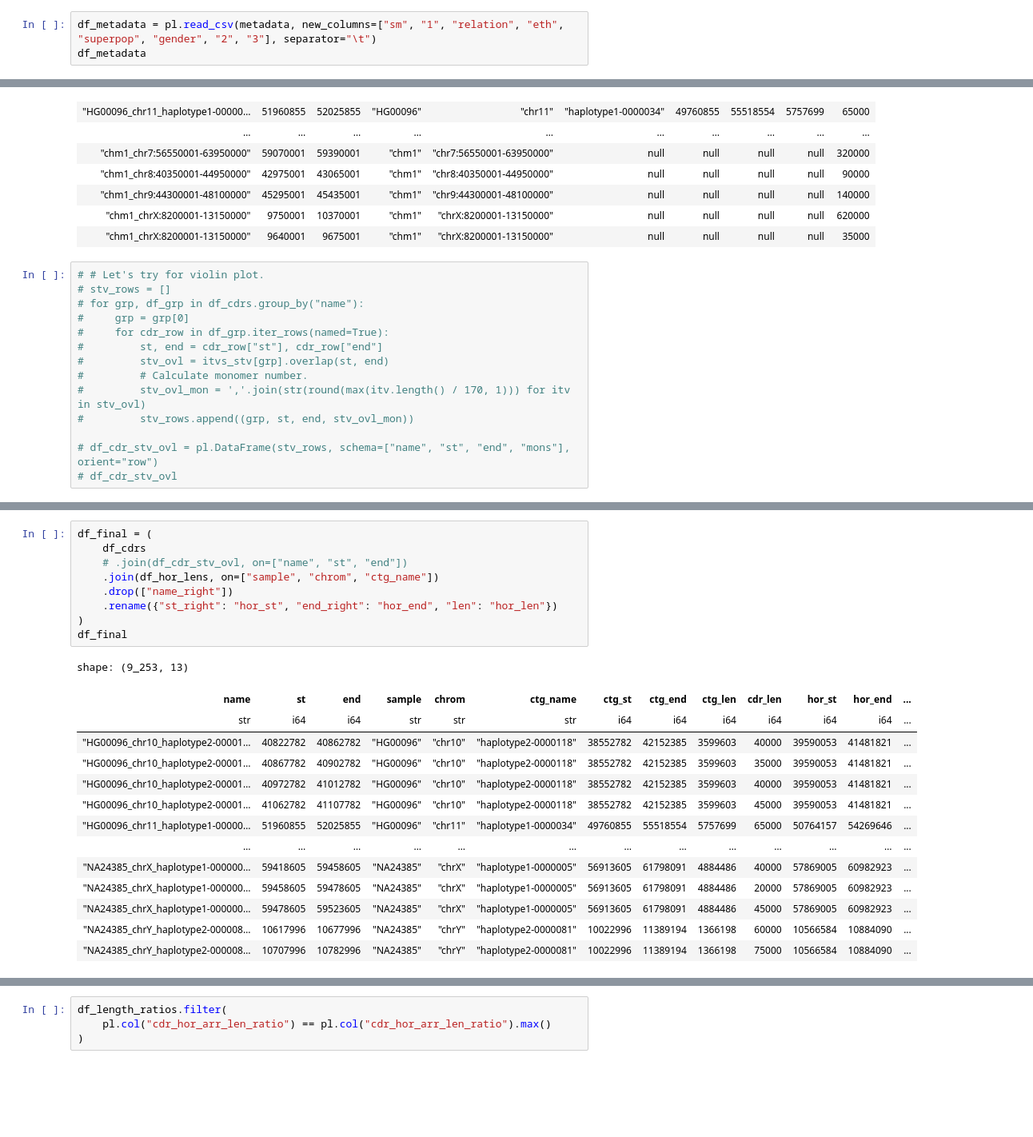
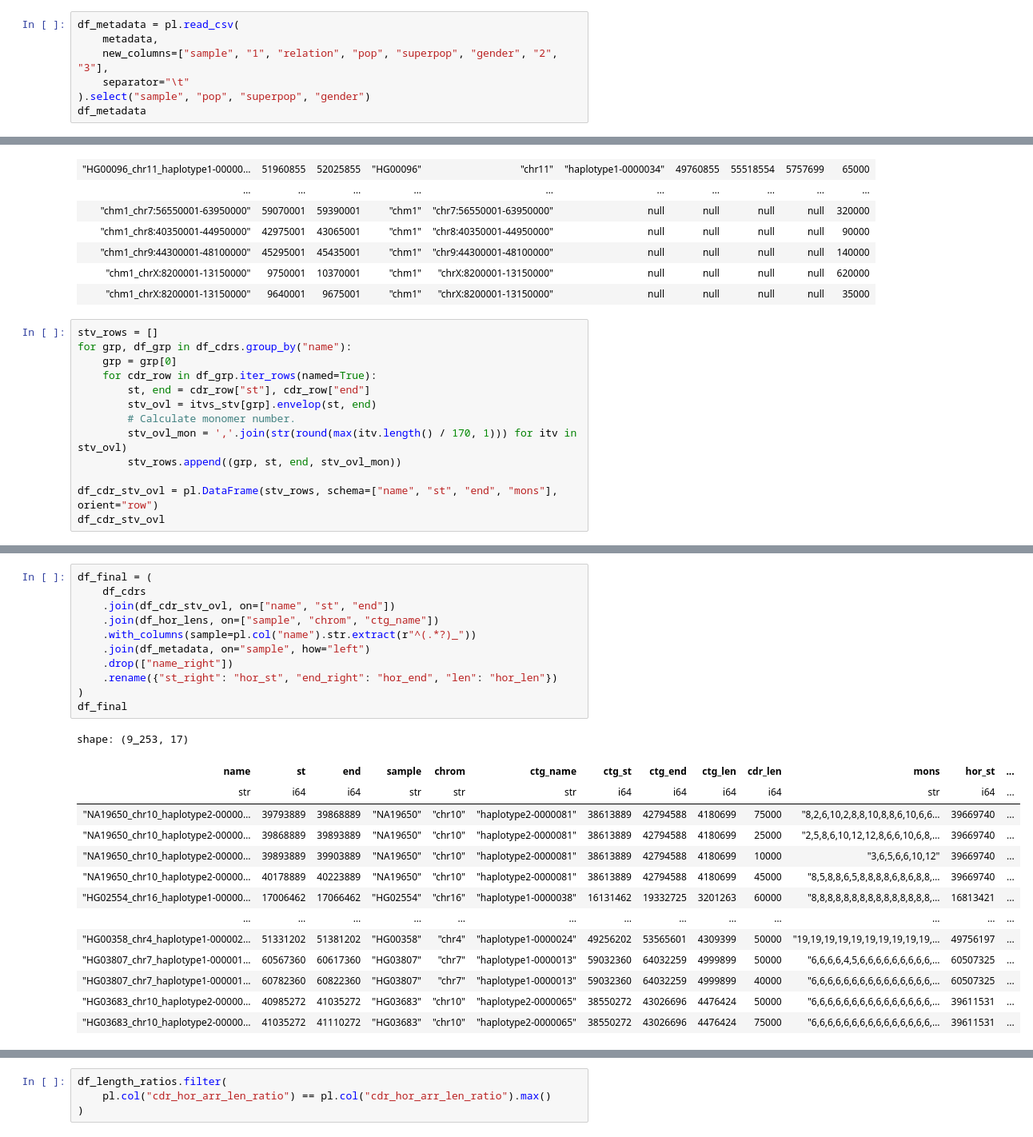
Before and after one commit to koisland/cdr-analysis, a Jupyter notebook: relative_pos.ipynb, the cells around one changed output, grey strips where cells are left out. Shown at 80% size. Drawn from its saved outputs; the diff is of its cells as text; blank space fills up the shorter version.

```diff
--- a/relative_pos.ipynb
+++ b/relative_pos.ipynb
@@ -54,6 +54,10 @@ lens_tsv = "data/hgsvc/all_AS-HOR_lengths.tsv"
 stv_bed = "data/hgsvc/stv_all.bed.gz"
 metadata = "data/hgsvc/metadata.tsv"
 # %%
-df_metadata = pl.read_csv(metadata, new_columns=["sm", "1", "relation", "eth", "superpop", "gender", "2", "3"], separator="\t")
+df_metadata = pl.read_csv(
+    metadata,
+    new_columns=["sample", "1", "relation", "pop", "superpop", "gender", "2", "3"],
+    separator="\t"
+).select("sample", "pop", "superpop", "gender")
 df_metadata
 # %% [output]
@@ -170,16 +189,15 @@ shape: (9_331, 10)
 | "chm1_chrX:8200001-13150000" | 9750001 | 10370001 | "chm1" | "chrX:8200001-13150000" | null | null | null | null | 620000 |
 | "chm1_chrX:8200001-13150000" | 9640001 | 9675001 | "chm1" | "chrX:8200001-13150000" | null | null | null | null | 35000 |
 # %%
-# # Let's try for violin plot.
-# stv_rows = []
-# for grp, df_grp in df_cdrs.group_by("name"):
-#     grp = grp[0]
-#     for cdr_row in df_grp.iter_rows(named=True):
-#         st, end = cdr_row["st"], cdr_row["end"]
-#         stv_ovl = itvs_stv[grp].overlap(st, end)
-#         # Calculate monomer number.
-#         stv_ovl_mon = ','.join(str(round(max(itv.length() / 170, 1))) for itv in stv_ovl)
-#         stv_rows.append((grp, st, end, stv_ovl_mon))
+stv_rows = []
+for grp, df_grp in df_cdrs.group_by("name"):
+    grp = grp[0]
+    for cdr_row in df_grp.iter_rows(named=True):
+        st, end = cdr_row["st"], cdr_row["end"]
+        stv_ovl = itvs_stv[grp].envelop(st, end)
+        # Calculate monomer number.
+        stv_ovl_mon = ','.join(str(round(max(itv.length() / 170, 1))) for itv in stv_ovl)
+        stv_rows.append((grp, st, end, stv_ovl_mon))
 
-# df_cdr_stv_ovl = pl.DataFrame(stv_rows, schema=["name", "st", "end", "mons"], orient="row")
-# df_cdr_stv_ovl
+df_cdr_stv_ovl = pl.DataFrame(stv_rows, schema=["name", "st", "end", "mons"], orient="row")
+df_cdr_stv_ovl
@@ -206,27 +219,29 @@ shape: (9_331, 10)
 # %%
 df_final = (
     df_cdrs
-    # .join(df_cdr_stv_ovl, on=["name", "st", "end"])
+    .join(df_cdr_stv_ovl, on=["name", "st", "end"])
     .join(df_hor_lens, on=["sample", "chrom", "ctg_name"])
+    .with_columns(sample=pl.col("name").str.extract(r"^(.*?)_"))
+    .join(df_metadata, on="sample", how="left")
     .drop(["name_right"])
     .rename({"st_right": "hor_st", "end_right": "hor_end", "len": "hor_len"})
 )
 df_final
 # %% [output]
-shape: (9_253, 13)
+shape: (9_253, 17)
-| name | st | end | sample | chrom | ctg_name | ctg_st | ctg_end | ctg_len | cdr_len | hor_st | hor_end | ... |
-| str | i64 | i64 | str | str | str | i64 | i64 | i64 | i64 | i64 | i64 | ... |
-| "HG00096_chr10_haplotype2-00001… | 40822782 | 40862782 | "HG00096" | "chr10" | "haplotype2-0000118" | 38552782 | 42152385 | 3599603 | 40000 | 39590053 | 41481821 | ... |
-| "HG00096_chr10_haplotype2-00001… | 40867782 | 40902782 | "HG00096" | "chr10" | "haplotype2-0000118" | 38552782 | 42152385 | 3599603 | 35000 | 39590053 | 41481821 | ... |
-| "HG00096_chr10_haplotype2-00001… | 40972782 | 41012782 | "HG00096" | "chr10" | "haplotype2-0000118" | 38552782 | 42152385 | 3599603 | 40000 | 39590053 | 41481821 | ... |
-| "HG00096_chr10_haplotype2-00001… | 41062782 | 41107782 | "HG00096" | "chr10" | "haplotype2-0000118" | 38552782 | 42152385 | 3599603 | 45000 | 39590053 | 41481821 | ... |
-| "HG00096_chr11_haplotype1-00000… | 51960855 | 52025855 | "HG00096" | "chr11" | "haplotype1-0000034" | 49760855 | 55518554 | 5757699 | 65000 | 50764157 | 54269646 | ... |
+| name | st | end | sample | chrom | ctg_name | ctg_st | ctg_end | ctg_len | cdr_len | mons | hor_st | ... |
+| str | i64 | i64 | str | str | str | i64 | i64 | i64 | i64 | str | i64 | ... |
+| "NA19650_chr10_haplotype2-00000… | 39793889 | 39868889 | "NA19650" | "chr10" | "haplotype2-0000081" | 38613889 | 42794588 | 4180699 | 75000 | "8,2,6,10,2,8,8,10,8,8,6,10,6,6… | 39669740 | ... |
+| "NA19650_chr10_haplotype2-00000… | 39868889 | 39893889 | "NA19650" | "chr10" | "haplotype2-0000081" | 38613889 | 42794588 | 4180699 | 25000 | "2,5,8,6,10,12,12,8,6,6,10,6,8,… | 39669740 | ... |
+| "NA19650_chr10_haplotype2-00000… | 39893889 | 39903889 | "NA19650" | "chr10" | "haplotype2-0000081" | 38613889 | 42794588 | 4180699 | 10000 | "3,6,5,6,6,10,12" | 39669740 | ... |
+| "NA19650_chr10_haplotype2-00000… | 40178889 | 40223889 | "NA19650" | "chr10" | "haplotype2-0000081" | 38613889 | 42794588 | 4180699 | 45000 | "8,5,8,8,6,5,8,8,8,8,6,8,6,8,8,… | 39669740 | ... |
+| "HG02554_chr16_haplotype1-00000… | 17006462 | 17066462 | "HG02554" | "chr16" | "haplotype1-0000038" | 16131462 | 19332725 | 3201263 | 60000 | "8,8,8,8,8,8,8,8,8,8,8,8,8,8,8,… | 16813421 | ... |
 | … | … | … | … | … | … | … | … | … | … | … | … | ... |
-| "NA24385_chrX_haplotype1-000000… | 59418605 | 59458605 | "NA24385" | "chrX" | "haplotype1-0000005" | 56913605 | 61798091 | 4884486 | 40000 | 57869005 | 60982923 | ... |
-| "NA24385_chrX_haplotype1-000000… | 59458605 | 59478605 | "NA24385" | "chrX" | "haplotype1-0000005" | 56913605 | 61798091 | 4884486 | 20000 | 57869005 | 60982923 | ... |
-| "NA24385_chrX_haplotype1-000000… | 59478605 | 59523605 | "NA24385" | "chrX" | "haplotype1-0000005" | 56913605 | 61798091 | 4884486 | 45000 | 57869005 | 60982923 | ... |
-| "NA24385_chrY_haplotype2-000008… | 10617996 | 10677996 | "NA24385" | "chrY" | "haplotype2-0000081" | 10022996 | 11389194 | 1366198 | 60000 | 10566584 | 10884090 | ... |
-| "NA24385_chrY_haplotype2-000008… | 10707996 | 10782996 | "NA24385" | "chrY" | "haplotype2-0000081" | 10022996 | 11389194 | 1366198 | 75000 | 10566584 | 10884090 | ... |
+| "HG00358_chr4_haplotype1-000002… | 51331202 | 51381202 | "HG00358" | "chr4" | "haplotype1-0000024" | 49256202 | 53565601 | 4309399 | 50000 | "19,19,19,19,19,19,19,19,19,19,… | 49756197 | ... |
+| "HG03807_chr7_haplotype1-000001… | 60567360 | 60617360 | "HG03807" | "chr7" | "haplotype1-0000013" | 59032360 | 64032259 | 4999899 | 50000 | "6,6,6,6,4,5,6,6,6,6,6,6,6,6,6,… | 60507325 | ... |
+| "HG03807_chr7_haplotype1-000001… | 60782360 | 60822360 | "HG03807" | "chr7" | "haplotype1-0000013" | 59032360 | 64032259 | 4999899 | 40000 | "6,6,6,6,6,6,6,6,6,6,6,6,6,6,6,… | 60507325 | ... |
+| "HG03683_chr10_haplotype2-00000… | 40985272 | 41035272 | "HG03683" | "chr10" | "haplotype2-0000065" | 38550272 | 43026696 | 4476424 | 50000 | "6,6,6,6,6,6,6,6,6,6,6,6,6,6,6,… | 39611531 | ... |
+| "HG03683_chr10_haplotype2-00000… | 41035272 | 41110272 | "HG03683" | "chr10" | "haplotype2-0000065" | 38550272 | 43026696 | 4476424 | 75000 | "6,6,6,6,6,6,6,6,6,6,6,6,6,6,6,… | 39611531 | ... |
 # %%
 # ratio of cdr length / hor array length
 # by chr
```
Also changed, not shown: parts of 16 cells of this notebook.
